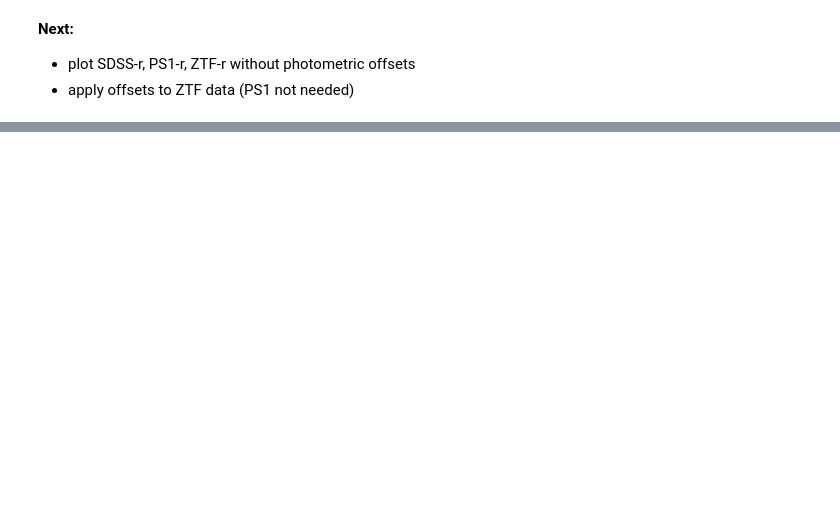
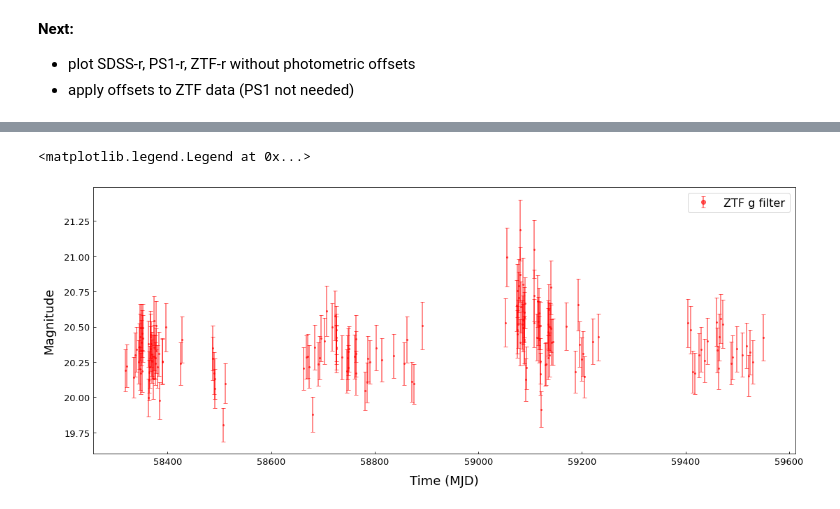
Before and after one commit to suberlak/clqso, a Jupyter notebook: code/Get_CLQSO_data.ipynb, the cells around one changed output, grey strips where cells are left out. Cells and saved outputs as stored; diff of their text form; code cells hidden in the pictures; blank space fills up the shorter version.

```diff
--- a/code/Get_CLQSO_data.ipynb
+++ b/code/Get_CLQSO_data.ipynb
@@ -164,3 +315,5 @@ Not all of these objects have ZTF data... This can be checked with `wc -l *` :
 
    * plot SDSS-r, PS1-r, ZTF-r without photometric offsets
    * apply offsets to ZTF data (PS1 not needed)
+# %%
+lc = Table.read(os.path.join("ZTF/J005142.20+002129.0_ZTF_g.csv"), format='csv')
@@ -166,0 +346,13 @@ Not all of these objects have ZTF data... This can be checked with `wc -l *` :
+# %%
+fig = plt.figure(figsize=(18,7))
+ax = fig.add_subplot()
+
+ax.errorbar(lc['mjd'], lc['mag'], yerr= lc['magerr'],
+            fmt='ro', markersize=2,alpha=0.6,capsize=3, label='ZTF g filter')
+ax.set_xlabel('Time (MJD)',fontsize = 18, labelpad=12)
+ax.set_ylabel('Magnitude',fontsize = 18,labelpad=12)
+ax.tick_params(direction='in', pad = 5, labelsize=13)
+ax.legend(fontsize=16, markerscale=3)
+# %% [output]
+<matplotlib.legend.Legend at 0x...>
+[figure, added]
```
Also changed, not shown: parts of 31 cells of this notebook.
